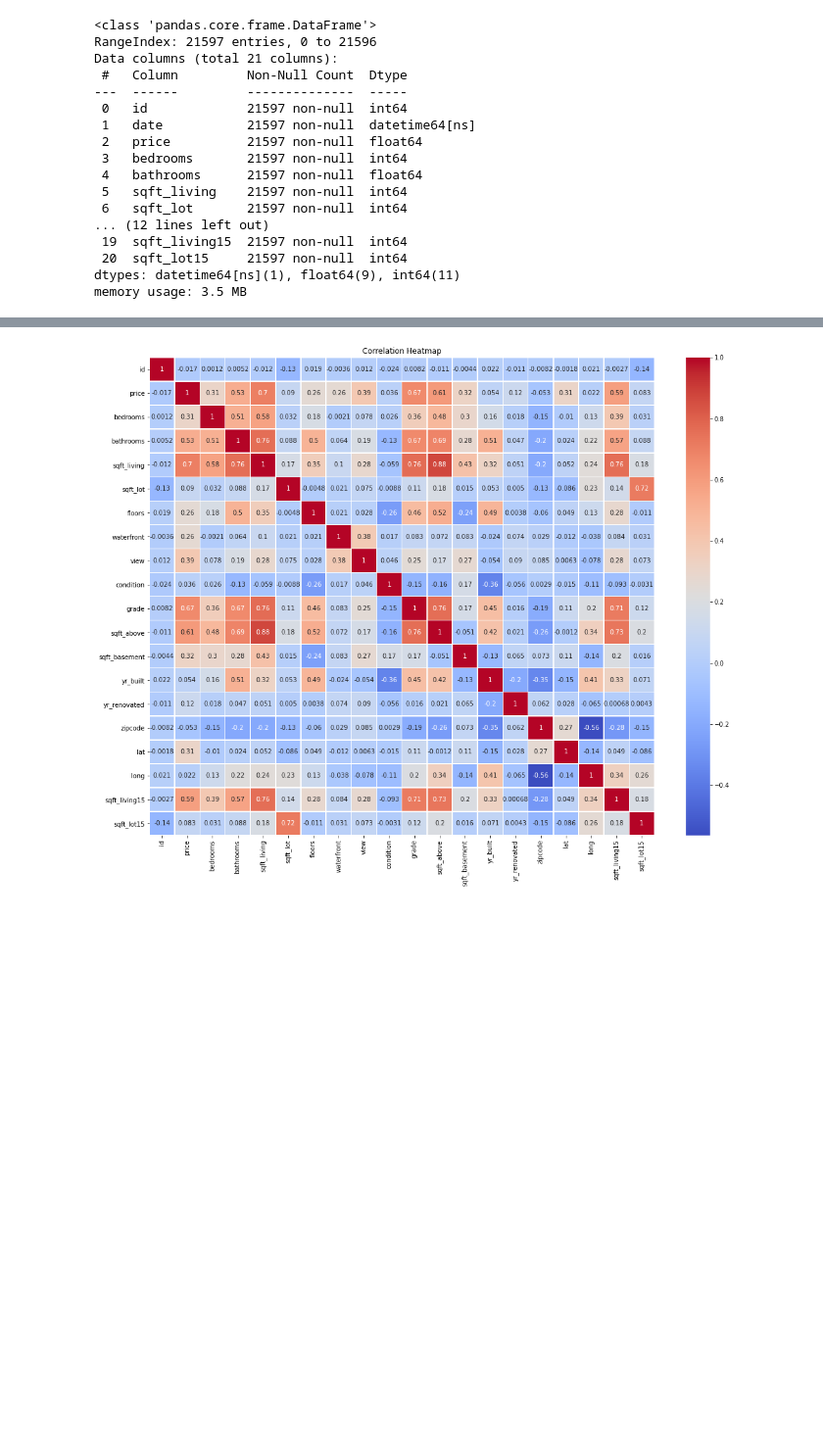
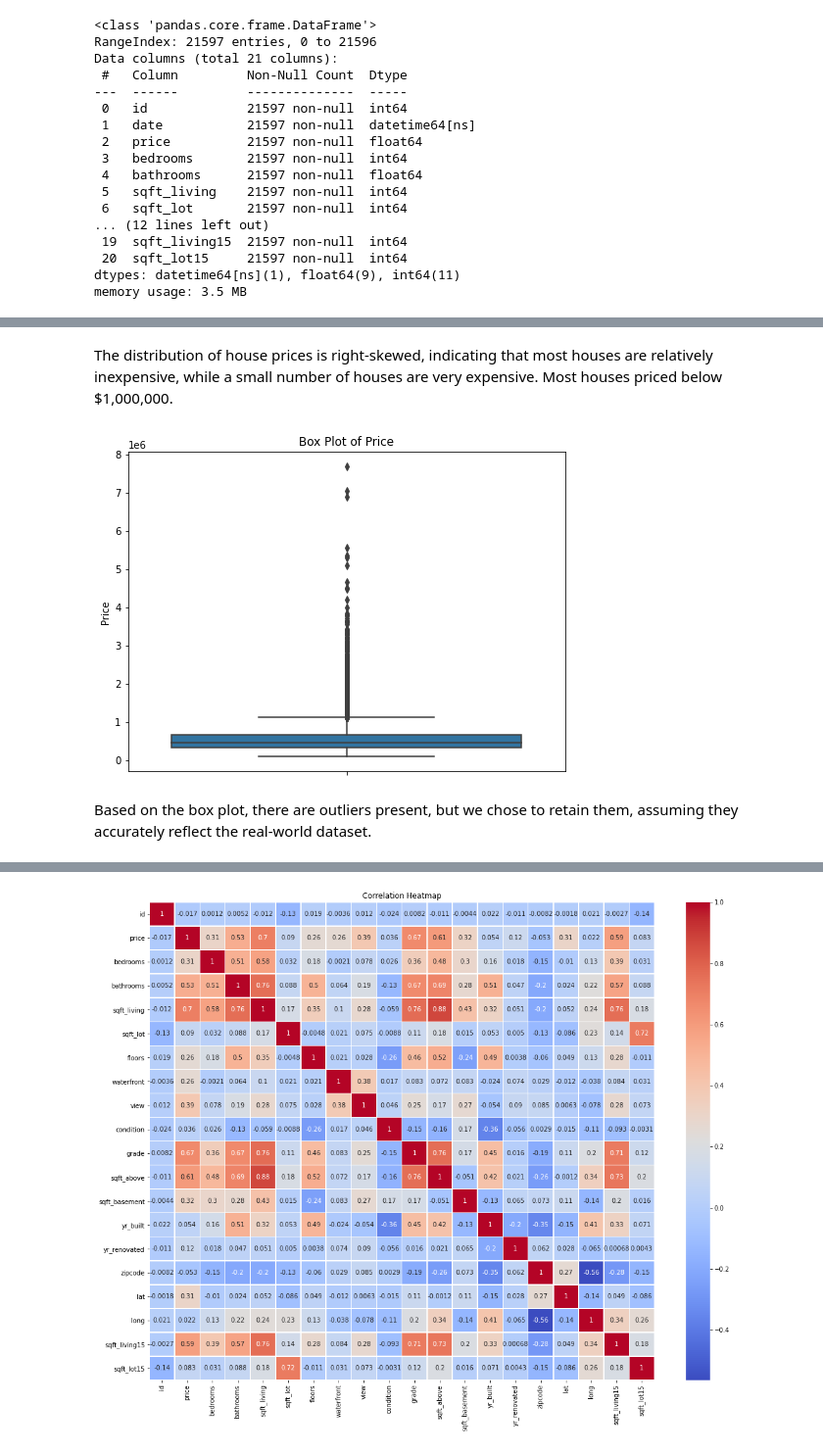
Before and after one commit to wambuiGicheha/Regression_Project, a Jupyter notebook: Data/dave.ipynb, the cells around one changed output, grey strips where cells are left out. Shown: that part at 98% size. Drawn from its saved outputs; the diff is of its cells as text; code cells hidden in the pictures; blank space fills up the shorter version.

```diff
--- a/Data/dave.ipynb
+++ b/Data/dave.ipynb
@@ -188,3 +221,19 @@ memory usage: 3.5 MB
+# %% [markdown]
+
+The distribution of house prices is right-skewed, indicating that most houses are relatively inexpensive, while a small number of houses are very expensive.
+Most houses priced below $1,000,000.
+# %%
+# Checking for outliers in the price variable
+plt.figure(figsize=(8, 6))
+sns.boxplot(y=data['price'])
+plt.ylabel("Price")
+plt.title('Box Plot of Price')
+plt.show()
+# %% [output]
+[figure, added]
+# %% [markdown]
+
+Based on the box plot, there are outliers present, but we chose to retain them, assuming they accurately reflect the real-world dataset.
 # %%
 # Summary statistics
 data.describe()
```
Also changed, not shown: parts of 26 cells of this notebook.
